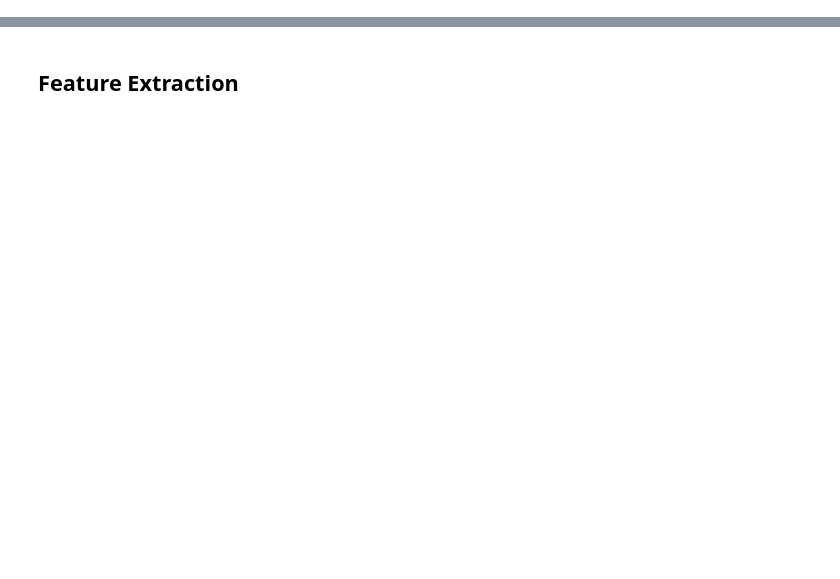
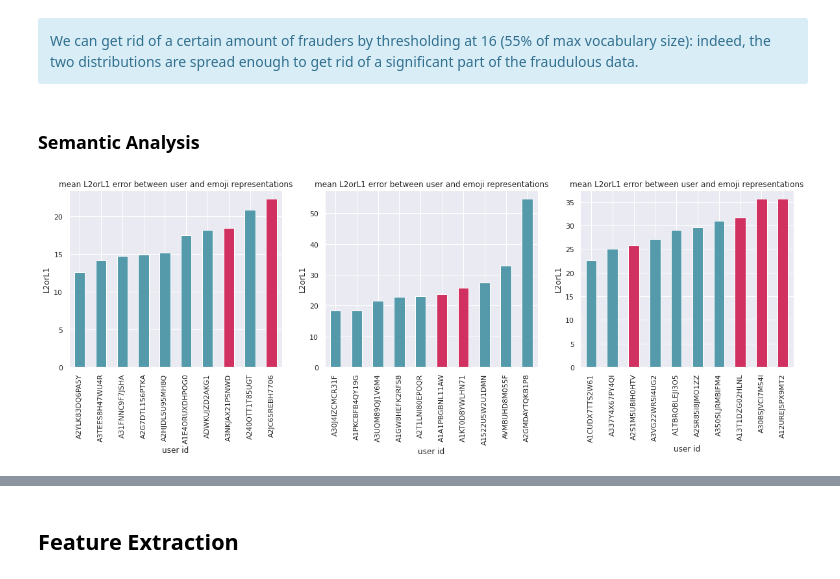
Before and after one commit to ymentha14/emojis_dataset, a Jupyter notebook: notebooks/form1_anaylsis.ipynb, the cells around one changed output, grey strips where cells are left out. Drawn from its saved outputs; the diff is of its cells as text; code cells hidden in the pictures; blank space fills up the shorter version.

```diff
--- a/notebooks/form1_anaylsis.ipynb
+++ b/notebooks/form1_anaylsis.ipynb
@@ -57,0 +114,20 @@ form1_df.drop(["A3NKJAX21PSNWD","A2JC65REBH7706"],inplace=True)
+# %% [markdown]
+<div class="alert alert-info">
+We can get rid of a certain amount of frauders by thresholding at 16 (55% of max vocabulary size): indeed, the two distributions are spread enough to get rid of a significant part of the fraudulous data.
+</div>
+# %% [markdown]
+### Semantic Analysis
+# %%
+ref = "mean" # "mean" or "em"
+loss = "l2" # "l2" or "l1"
+fig,ax = plt.subplots(1,3,figsize=(20,5))
+
+vec_error1 = get_vec_error(form1_df,w2v,e2v,ref=ref,loss=loss)
+vec_error2 = get_vec_error(form2_df,w2v,e2v,ref=ref,loss=loss)
+vec_error3 = get_vec_error(form3_df,w2v,e2v,ref=ref,loss=loss)
+
+plot_vec_error(vec_error1,fraud,ax=ax[0])
+plot_vec_error(vec_error2,fraud,ax=ax[1])
+plot_vec_error(vec_error3,fraud,ax=ax[2])
+# %% [output]
+[figure, added]
```
Also changed, not shown: parts of 66 cells of this notebook, 7 other files.
